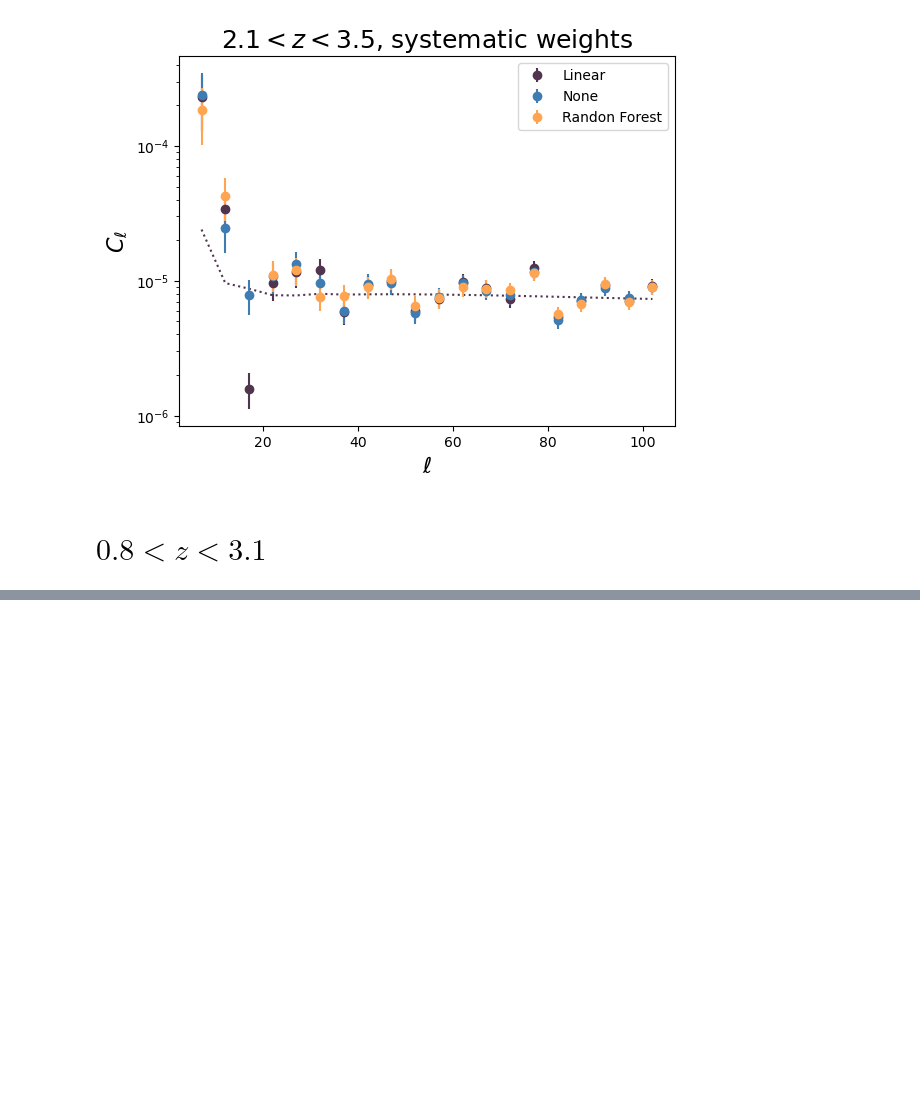
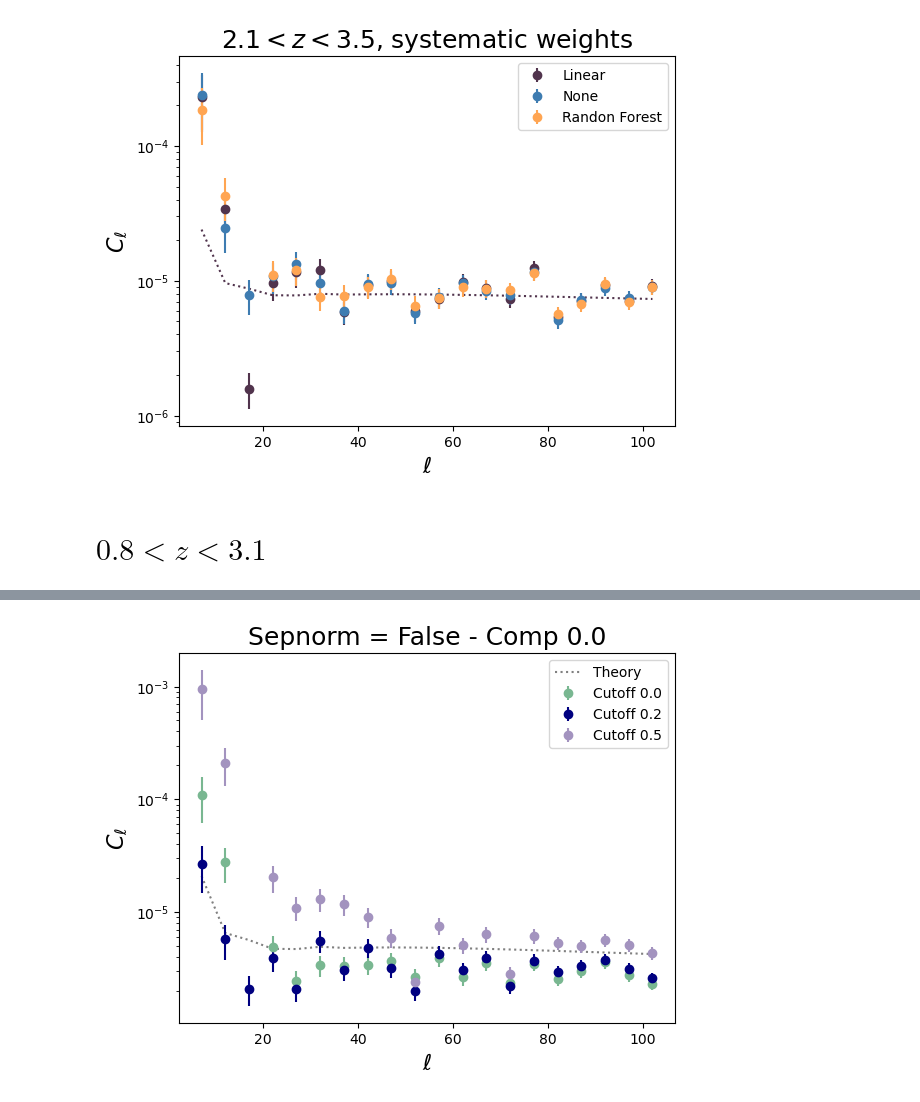
Before and after one commit to sofiachiarenza/DESI_X_BLAST, a Jupyter notebook: tests.ipynb, the cells around one changed output, grey strips where cells are left out. Drawn from its saved outputs; the diff is of its cells as text; code cells hidden in the pictures; blank space fills up the shorter version.

```diff
--- a/tests.ipynb
+++ b/tests.ipynb
@@ -376,0 +432,23 @@ plt.legend();
+# %%
+_, Cl_overall_cut00, sigma_overall_cut00 = np.loadtxt("results/Clgg_A_v1.5_lmax6144_mapC2s0.05_comp0.0_cutoff0.0_desi_dr1_0.80_z_3.10_PR4_PR4mask_lmin5_binsize5_sepnormFalse_old_default_addLIN.txt", unpack = True)
+
+Cl_overall_cut00 = Cl_overall_cut00[mask]
+sigma_overall_cut00 = sigma_overall_cut00[mask]
+
+_, Cl_overall_cut05, sigma_overall_cut05 = np.loadtxt("results/Clgg_A_v1.5_lmax6144_mapC2s0.05_comp0.0_cutoff0.5_desi_dr1_0.80_z_3.10_PR4_PR4mask_lmin5_binsize5_sepnormFalse_old_default_addLIN.txt", unpack = True)
+
+Cl_overall_cut05 = Cl_overall_cut05[mask]
+sigma_overall_cut05 = sigma_overall_cut05[mask]
+# %%
+plt.figure()
+plt.plot(lbin_theory[lbin_theory<lmax], Cl_theory_gg_overall[lbin_theory<lmax], label = "Theory", color = "grey", linestyle = ":")
+plt.errorbar(lbin, Cl_overall_cut00, yerr=sigma_overall_cut00, fmt='o', label="Cutoff 0.0", color="#79B791")
+plt.errorbar(lbin, Cl_overall_norm, yerr=sigma_overall_norm, fmt='o', label="Cutoff 0.2", color="navy")
+plt.errorbar(lbin, Cl_overall_cut05, yerr=sigma_overall_cut05, fmt='o', label="Cutoff 0.5", color="#A393BF")
+plt.yscale("log")
+plt.title("Sepnorm = False - Comp 0.0", fontsize = 18)
+plt.xlabel(r"$\ell$", fontsize = 16)
+plt.ylabel(r"$C_\ell$", fontsize = 16)
+plt.legend();
+# %% [output]
+[figure, added]
```
Also changed, not shown: parts of 14 cells of this notebook.
